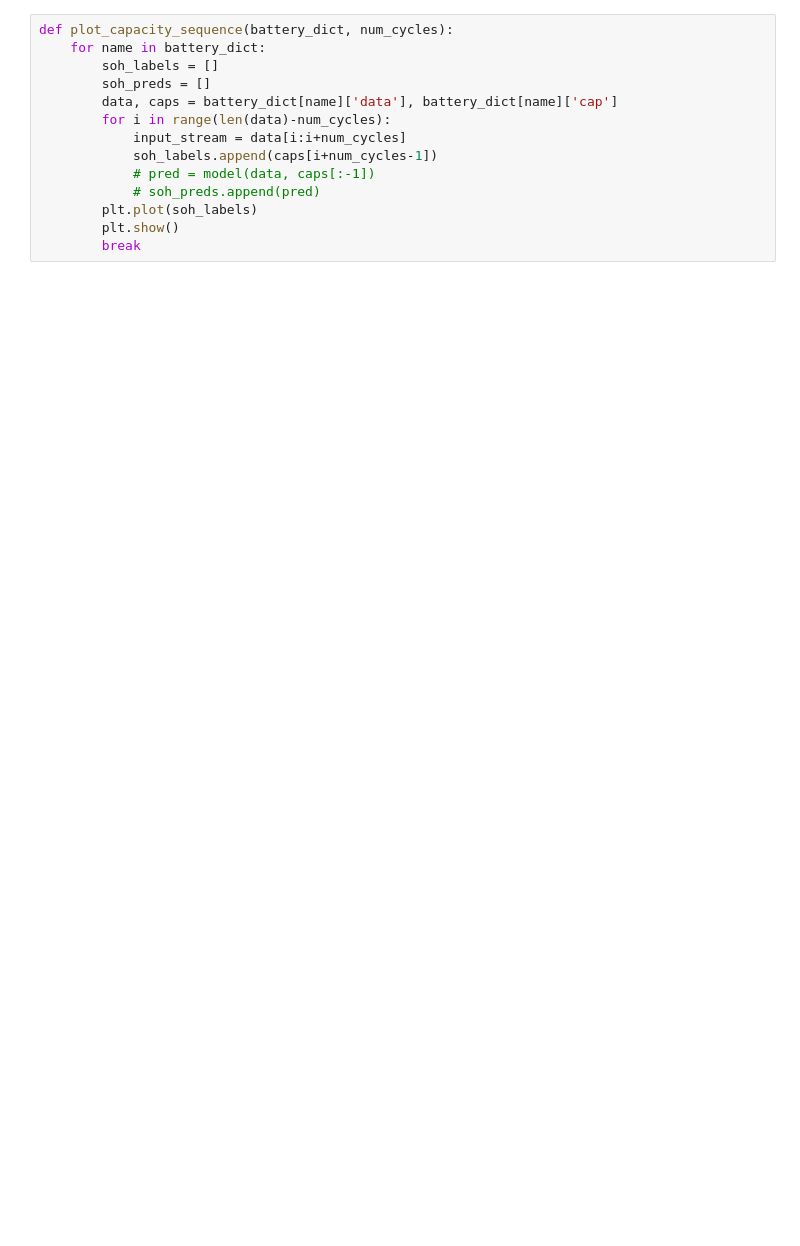
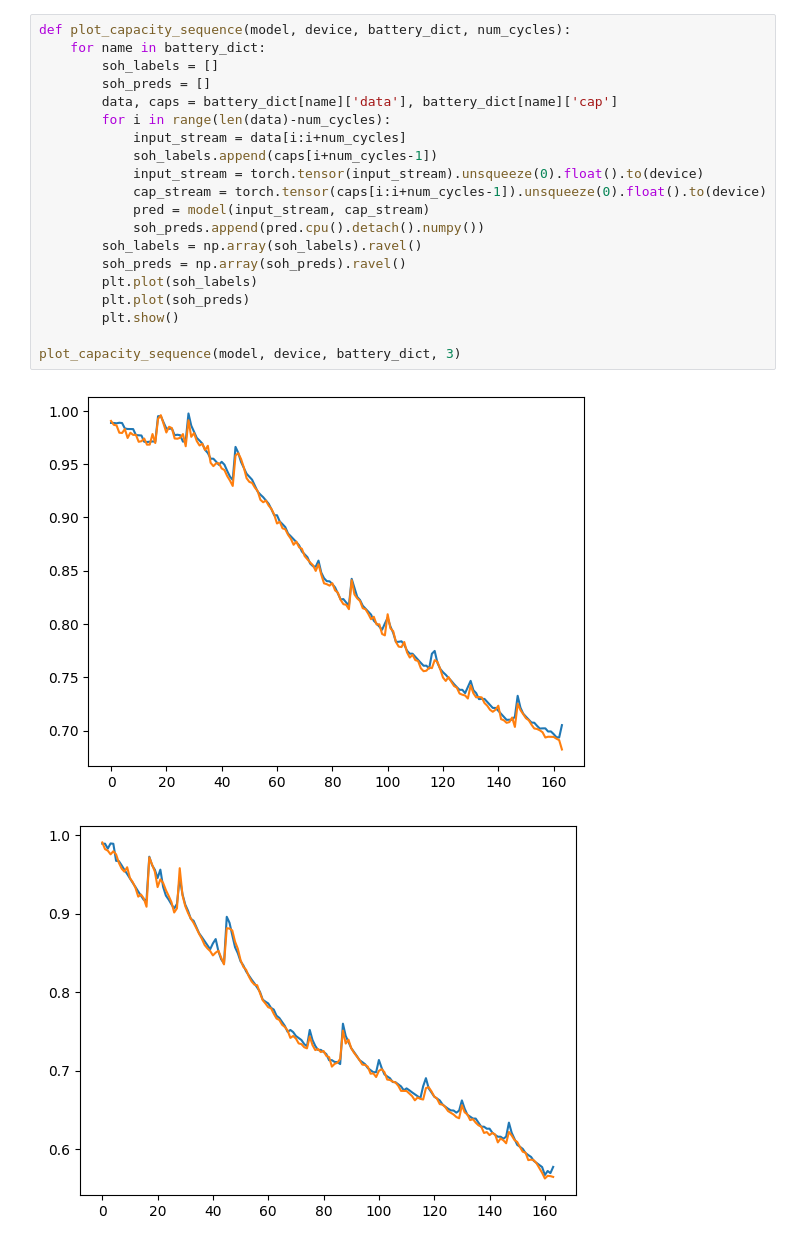
Before and after one commit to alc999/NARX-Transformer-SoH, a Jupyter notebook: dev.ipynb, the cells around one changed output. Saved outputs shown, nothing was run; the diff lists cells and outputs as text; blank space fills up the shorter version.

```diff
--- a/dev.ipynb
+++ b/dev.ipynb
@@ -22,14 +81,23 @@ dataloader = DataLoader(dataset, batch_size=32, shuffle=True)
 # %%
-def plot_capacity_sequence(battery_dict, num_cycles):
+def plot_capacity_sequence(model, device, battery_dict, num_cycles):
     for name in battery_dict:
         soh_labels = []
         soh_preds = []
         data, caps = battery_dict[name]['data'], battery_dict[name]['cap']
         for i in range(len(data)-num_cycles):
             input_stream = data[i:i+num_cycles]
             soh_labels.append(caps[i+num_cycles-1])
-            # pred = model(data, caps[:-1])
-            # soh_preds.append(pred)
+            input_stream = torch.tensor(input_stream).unsqueeze(0).float().to(device)
+            cap_stream = torch.tensor(caps[i:i+num_cycles-1]).unsqueeze(0).float().to(device)
+            pred = model(input_stream, cap_stream)
+            soh_preds.append(pred.cpu().detach().numpy())
+        soh_labels = np.array(soh_labels).ravel()
+        soh_preds = np.array(soh_preds).ravel()
         plt.plot(soh_labels)
+        plt.plot(soh_preds)
         plt.show()
-        break
+
+plot_capacity_sequence(model, device, battery_dict, 3)
+# %% [output]
+[figure, added]
+[figure, added]
```
Also changed, not shown: parts of 7 cells of this notebook, 2 other files.
